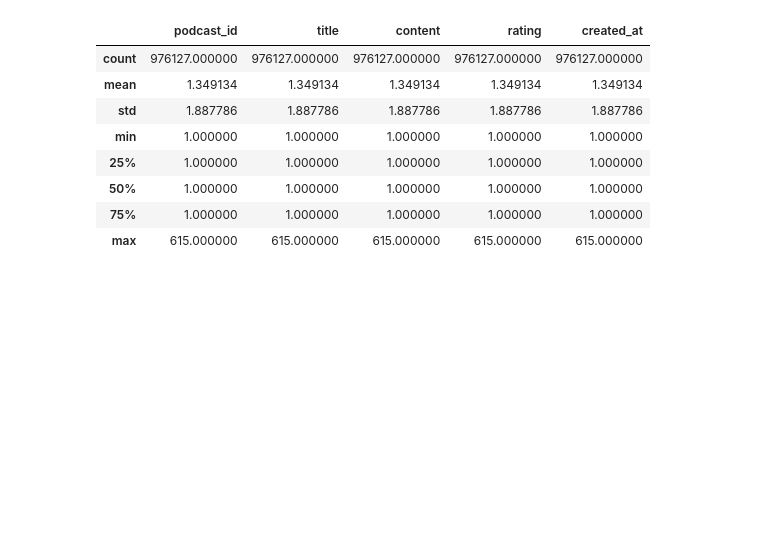
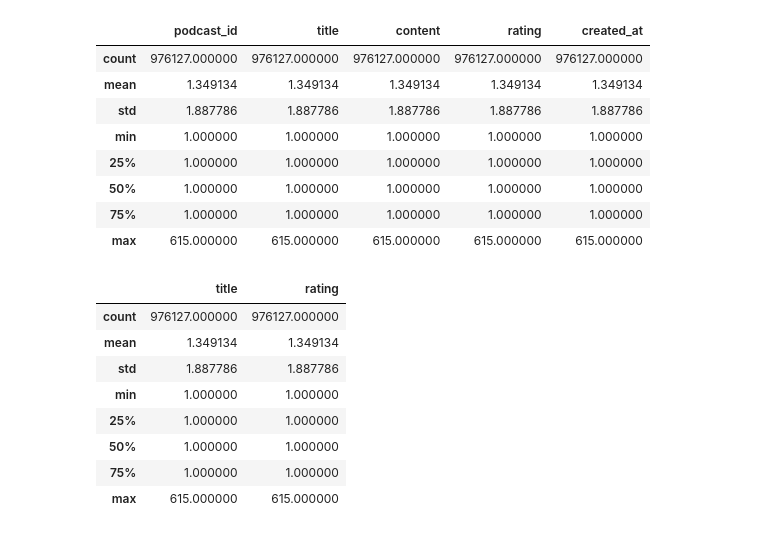
Before and after one commit to ManuelAlejandroMartinezFlores/ProyectoRecomendacionGrafo, a Jupyter notebook: data/exploration.ipynb, the cells around one changed output. Cells and saved outputs as stored; diff of their text form; code cells hidden in the pictures; blank space fills up the shorter version.

```diff
--- a/data/exploration.ipynb
+++ b/data/exploration.ipynb
@@ -99,3 +99,17 @@ reviews.groupby(by='author_id').count().describe()
 | max | 615.000000 | 615.000000 | 615.000000 | 615.000000 | 615.000000 |
 # %%
 reviews.to_csv('reviews.to_csv', sep='\t')
+# %%
+aut = reviews.copy()
+aut = aut.groupby('author_id')[['title', 'rating']].count().sort_values(by='title', ascending=False)
+aut.describe()
+# %% [output]
+|  | title | rating |
+| count | 976127.000000 | 976127.000000 |
+| mean | 1.349134 | 1.349134 |
+| std | 1.887786 | 1.887786 |
+| min | 1.000000 | 1.000000 |
+| 25% | 1.000000 | 1.000000 |
+| 50% | 1.000000 | 1.000000 |
+| 75% | 1.000000 | 1.000000 |
+| max | 615.000000 | 615.000000 |
```
Also changed, not shown: parts of 12 cells of this notebook.
